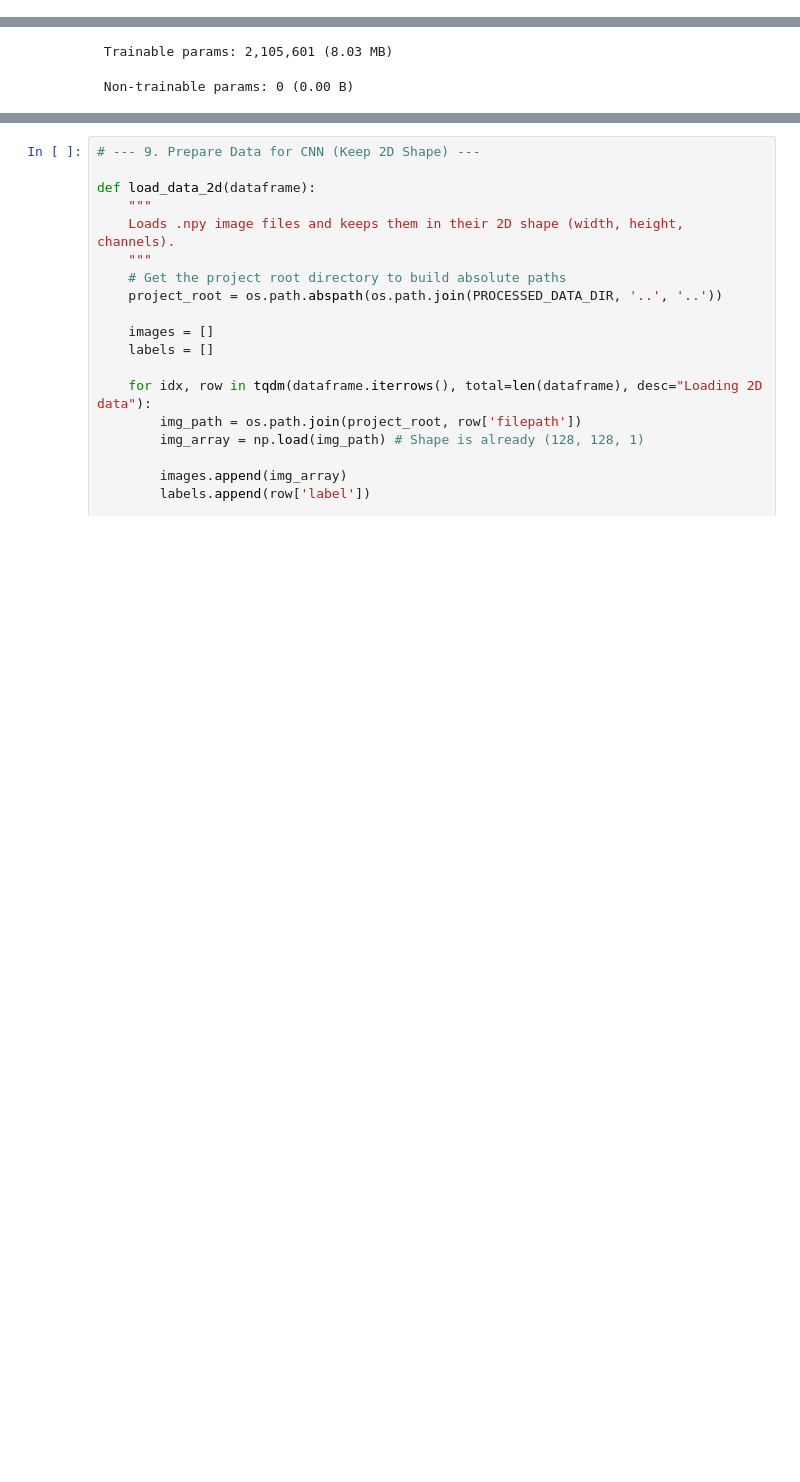
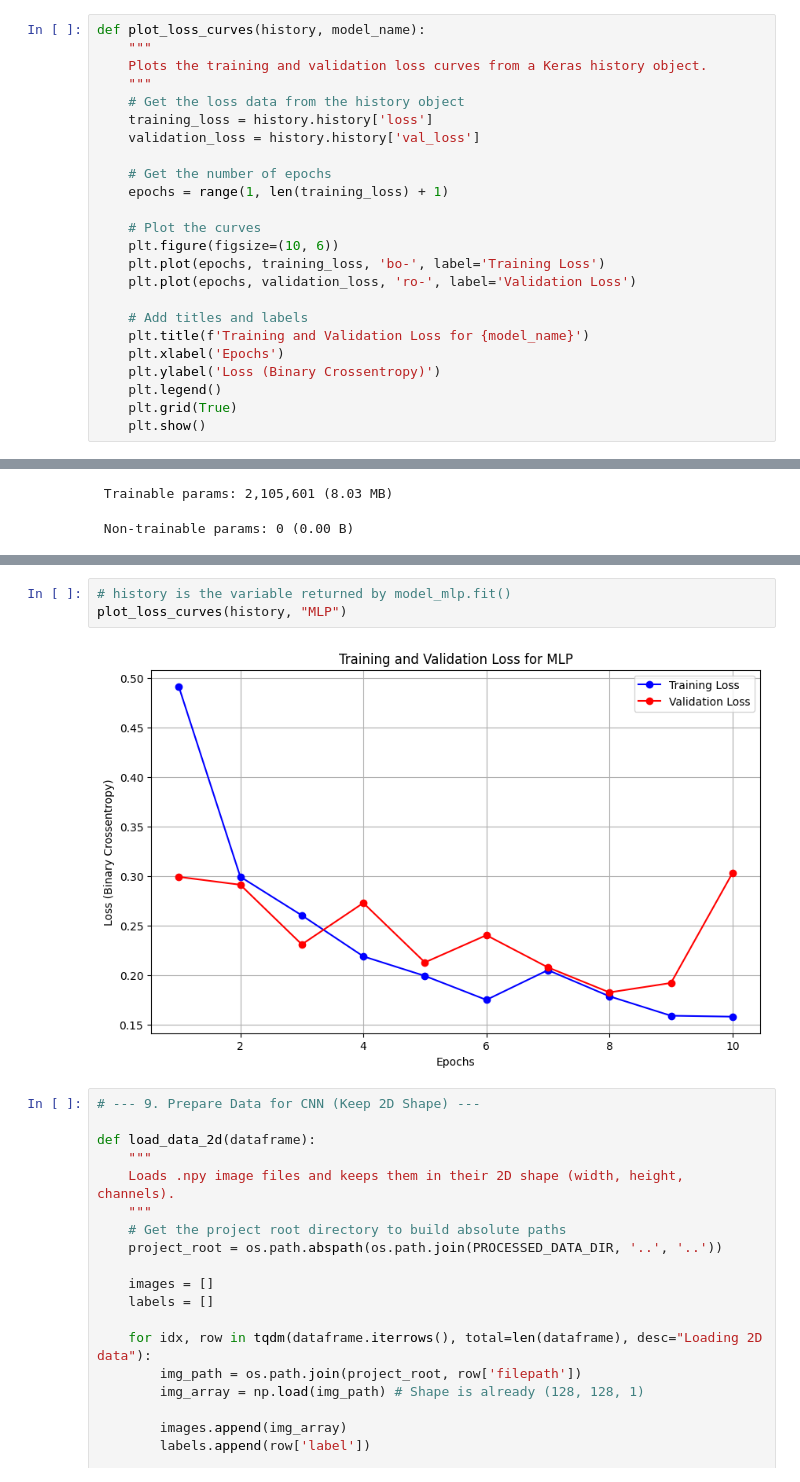
Before and after one commit to khadkadiwakar/Intercranial-Hemorrhage-Detection-, a Jupyter notebook: notebooks/2.0-model-prototyping.ipynb, the cells around one changed output, grey strips where cells are left out. Cells and saved outputs as stored; diff of their text form; blank space fills up the shorter version.

```diff
--- a/notebooks/2.0-model-prototyping.ipynb
+++ b/notebooks/2.0-model-prototyping.ipynb
@@ -35,3 +36,27 @@ from tensorflow.keras.layers import RandomFlip, RandomRotation, RandomZoom
+# %%
+def plot_loss_curves(history, model_name):
+    """
+    Plots the training and validation loss curves from a Keras history object.
+    """
+    # Get the loss data from the history object
+    training_loss = history.history['loss']
+    validation_loss = history.history['val_loss']
+
+    # Get the number of epochs
+    epochs = range(1, len(training_loss) + 1)
+
+    # Plot the curves
+    plt.figure(figsize=(10, 6))
+    plt.plot(epochs, training_loss, 'bo-', label='Training Loss')
+    plt.plot(epochs, validation_loss, 'ro-', label='Validation Loss')
+
+    # Add titles and labels
+    plt.title(f'Training and Validation Loss for {model_name}')
+    plt.xlabel('Epochs')
+    plt.ylabel('Loss (Binary Crossentropy)')
+    plt.legend()
+    plt.grid(True)
+    plt.show()
 # %%
 # --- 1. Define Constants and Load Data Splits ---
 PROCESSED_DATA_DIR = '../data/processed/'
@@ -233,3 +258,8 @@ Hemorrhage (1)       0.77      0.51      0.62        47
+# %%
+# history is the variable returned by model_mlp.fit()
+plot_loss_curves(history, "MLP")
+# %% [output]
+[figure, added]
 # %%
 # --- 9. Prepare Data for CNN (Keep 2D Shape) ---
 
```
Also changed, not shown: parts of 15 cells of this notebook, 1 other file.
